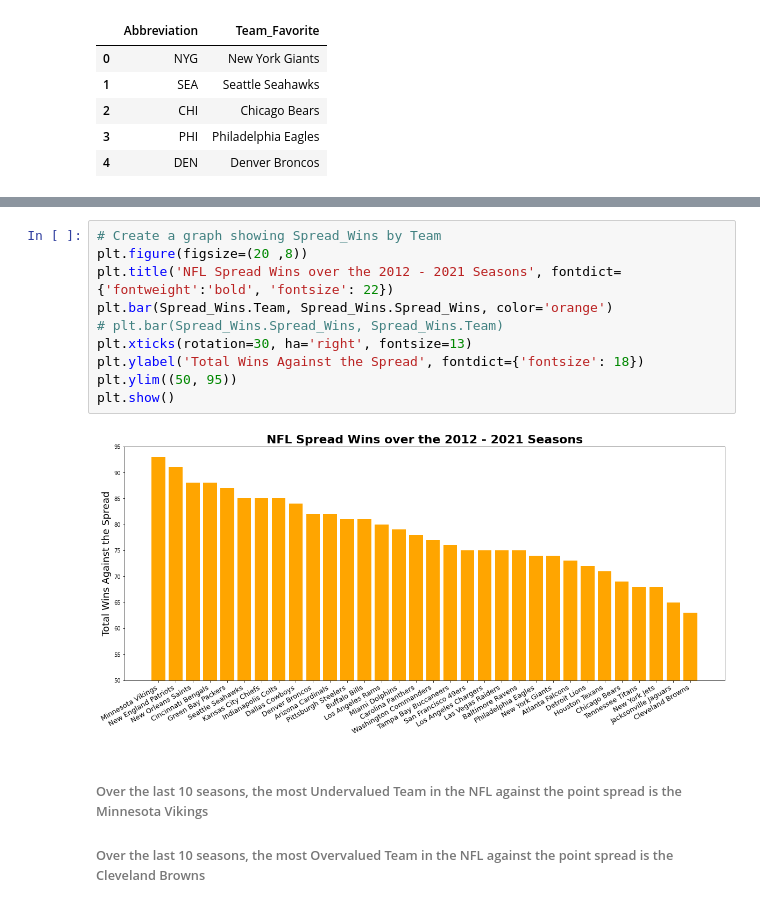
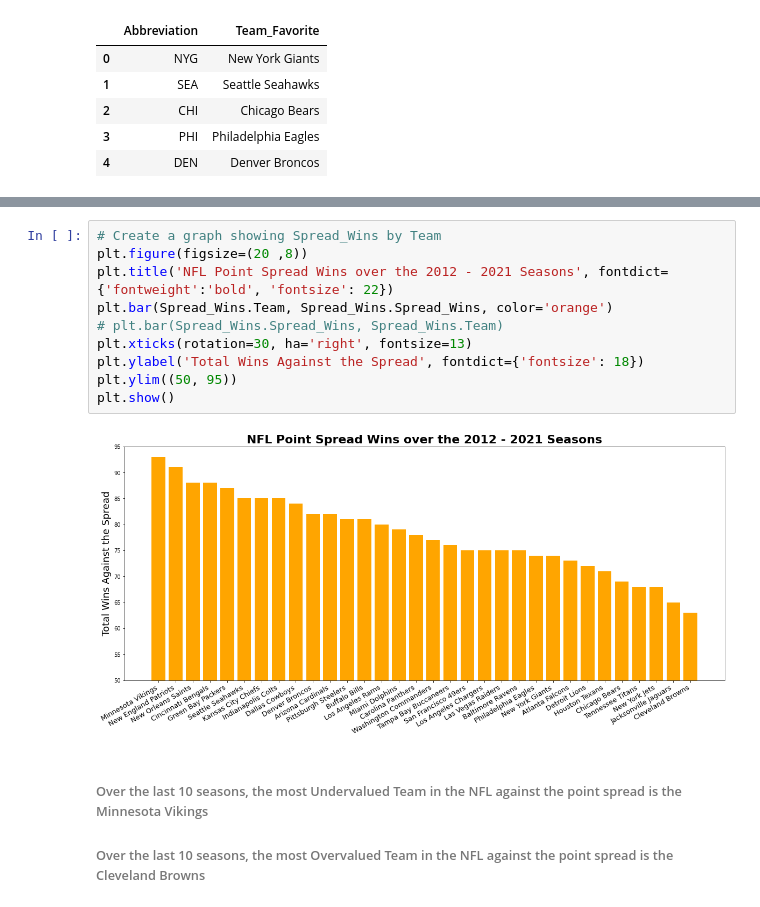
Before and after one commit to dannysontag1/NFL_Betting_Lines, a Jupyter notebook: NFL Data and Sport Betting Analysis.ipynb, the cells around one changed output, grey strips where cells are left out. Cells and saved outputs as stored; diff of their text form.

```diff
--- a/NFL Data and Sport Betting Analysis.ipynb
+++ b/NFL Data and Sport Betting Analysis.ipynb
@@ -170,15 +170,15 @@ Spread_Wins.head()
 # %%
 # Create a graph showing Spread_Wins by Team
 plt.figure(figsize=(20 ,8))
-plt.title('NFL Spread Wins over the 2012 - 2021 Seasons', fontdict={'fontweight':'bold', 'fontsize': 22})
+plt.title('NFL Point Spread Wins over the 2012 - 2021 Seasons', fontdict={'fontweight':'bold', 'fontsize': 22})
 plt.bar(Spread_Wins.Team, Spread_Wins.Spread_Wins, color='orange')
 # plt.bar(Spread_Wins.Spread_Wins, Spread_Wins.Team)
 plt.xticks(rotation=30, ha='right', fontsize=13)
 plt.ylabel('Total Wins Against the Spread', fontdict={'fontsize': 18})
 plt.ylim((50, 95))
 plt.show()
 # %% [output]
-[figure, old version]
+[figure, new version]
 # %% [markdown]
 ###### Over the last 10 seasons, the most Undervalued Team in the NFL against the point spread is the Minnesota Vikings
 ###### Over the last 10 seasons, the most Overvalued Team in the NFL against the point spread is the Cleveland Browns
```
Also changed, not shown: parts of 4 cells of this notebook.
